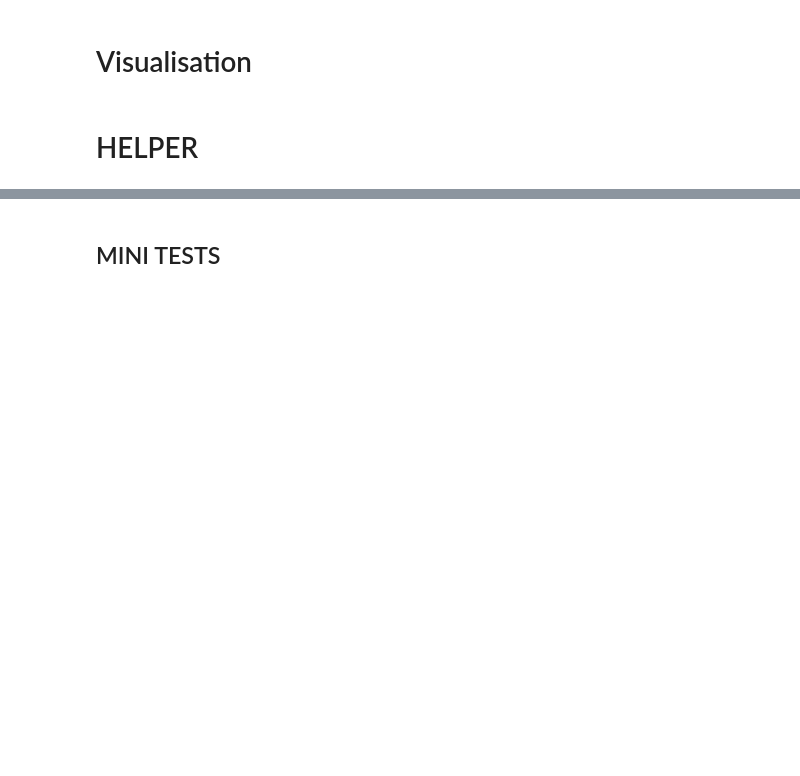
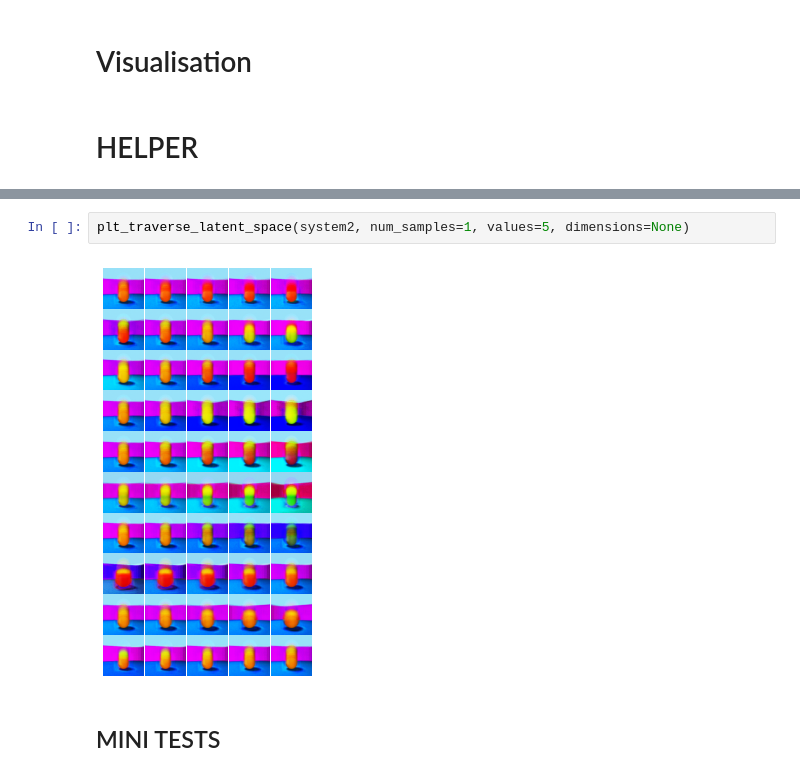
Before and after one commit to nmichlo/disent, a Jupyter notebook: main.ipynb, the cells around one changed output, grey strips where cells are left out. Cells and saved outputs as stored; diff of their text form; blank space fills up the shorter version.

```diff
--- a/main.ipynb
+++ b/main.ipynb
@@ -125,3 +130,7 @@ x_recon, z_mean, z_logvar, z = system.model.forward_deterministic(obs.cuda())
+# %%
+plt_traverse_latent_space(system2, num_samples=1, values=5, dimensions=None)
+# %% [output]
+[figure, added]
 # %% [markdown]
 ## MINI TESTS
 # %%
```
Also changed, not shown: parts of 9 cells of this notebook.
